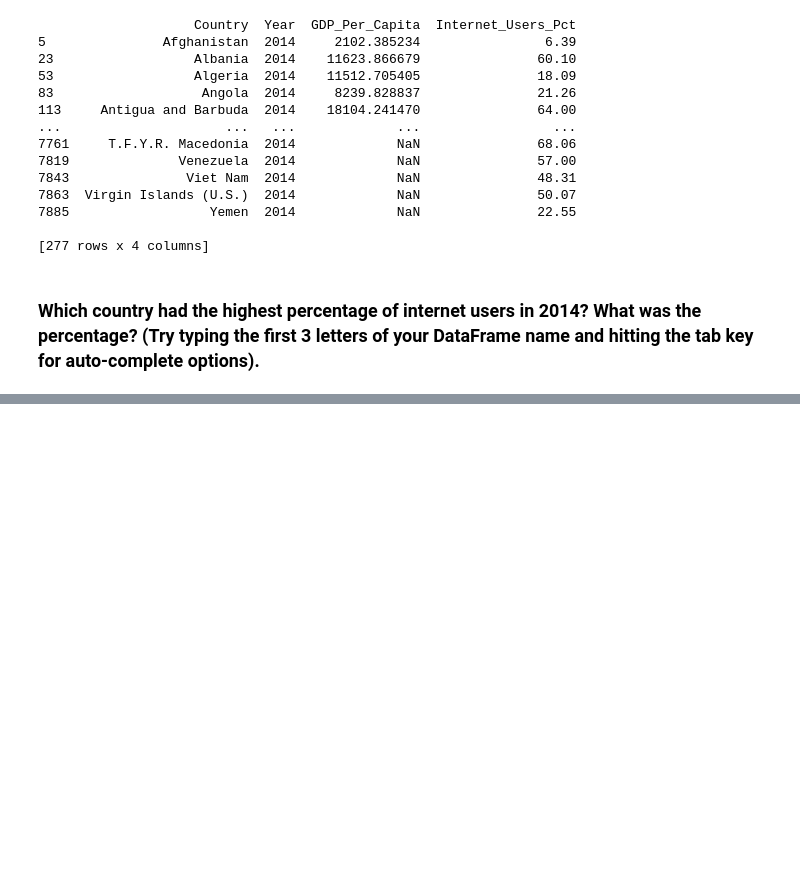
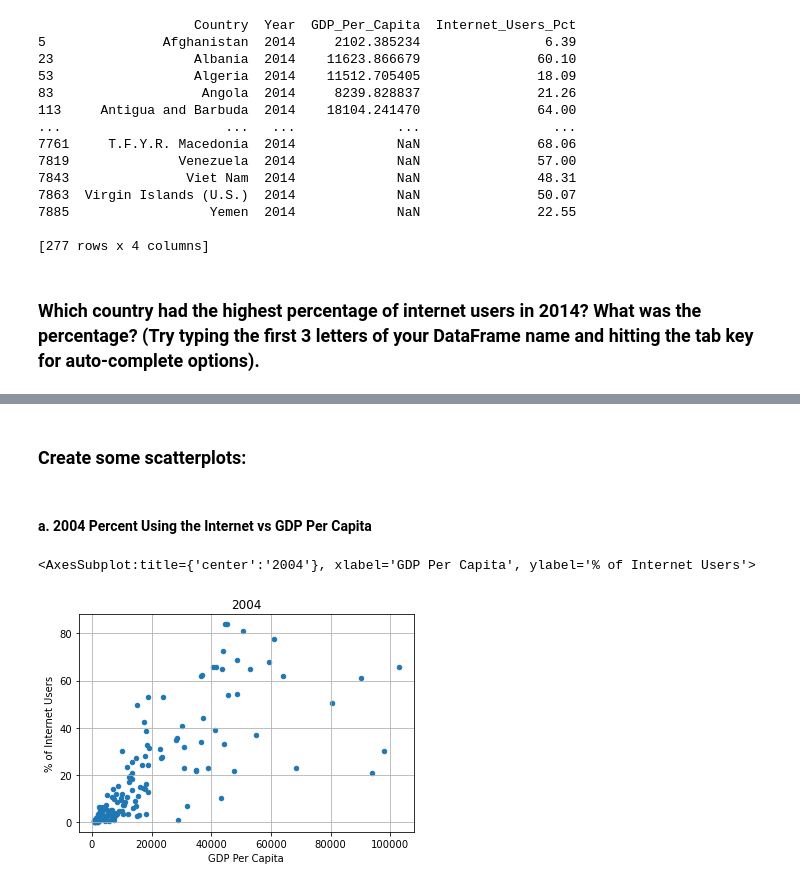
Before and after one commit to NSS-Data-Analytics-Cohort-7/gdp-and-internet-usage-jwhankins177, a Jupyter notebook: Notebooks/UN_INTERNET_NB.ipynb, the cells around one changed output, grey strips where cells are left out. Saved outputs shown, nothing was run; the diff lists cells and outputs as text; code cells hidden in the pictures; blank space fills up the shorter version.

```diff
--- a/Notebooks/UN_INTERNET_NB.ipynb
+++ b/Notebooks/UN_INTERNET_NB.ipynb
@@ -309,0 +322,2 @@ print(gdp_internet_2014[gdp_internet_2014.Internet_Users_Pct == index_2014])
+# %%
+gdp_internet_2004 = gdp_and_internet_use[gdp_and_internet_use['Year'].isin([2004])]
@@ -309,0 +366,9 @@ print(gdp_internet_2014[gdp_internet_2014.Internet_Users_Pct == index_2014])
+# %% [markdown]
+### Create some scatterplots:
+# %% [markdown]
+#### a. 2004 Percent Using the Internet vs GDP Per Capita
+# %%
+gdp_internet_2004.plot.scatter(x = 'GDP_Per_Capita', y = 'Internet_Users_Pct', title = '2004', grid = True, xlabel = 'GDP Per Capita', ylabel = '% of Internet Users')
+# %% [output]
+<AxesSubplot:title={'center':'2004'}, xlabel='GDP Per Capita', ylabel='% of Internet Users'>
+[figure, added]
```
Also changed, not shown: parts of 31 cells of this notebook.
